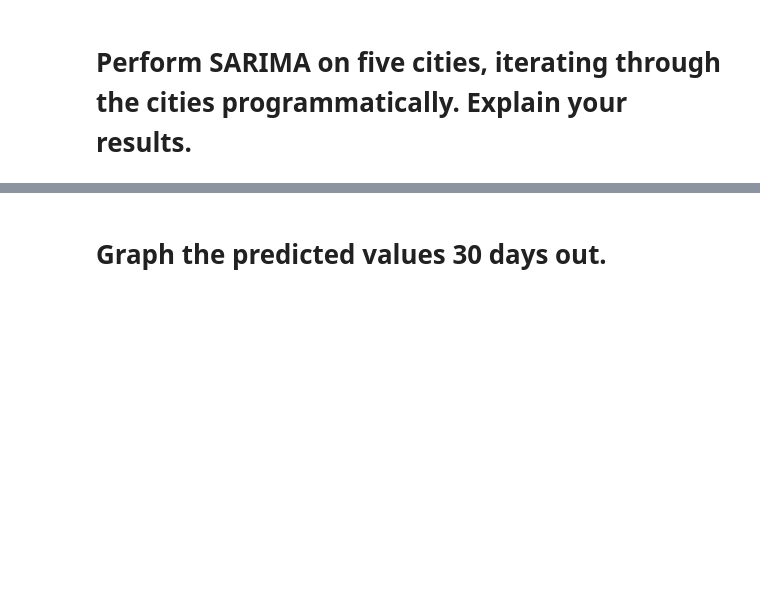
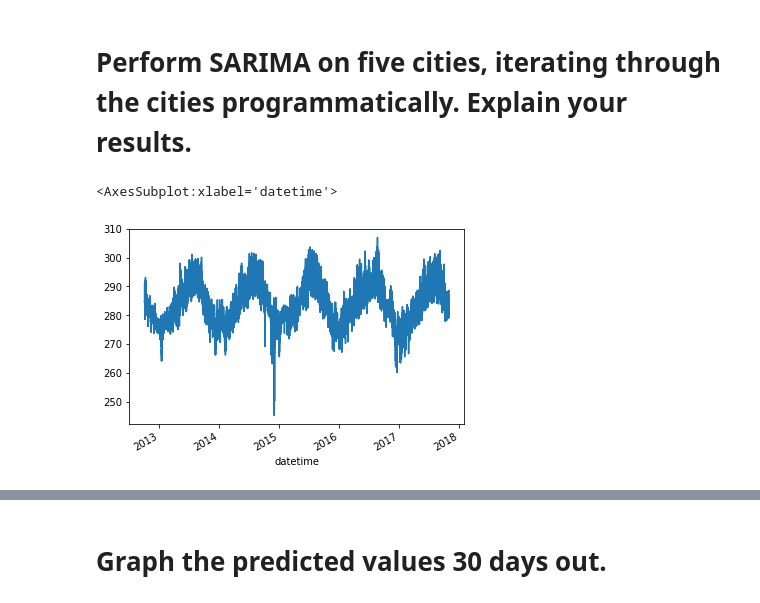
Before and after one commit to nasibaA/11_HW, a Jupyter notebook: 11_HW.ipynb, the cells around one changed output, grey strips where cells are left out. Cells and saved outputs as stored; diff of their text form; code cells hidden in the pictures; blank space fills up the shorter version.

```diff
--- a/11_HW.ipynb
+++ b/11_HW.ipynb
@@ -201,0 +220,8 @@ df['7day_rolling_avg_S'].plot(c="red")
+# %%
+df_new = pd.read_csv("temperature.csv",parse_dates=True, index_col = 'datetime')
+df_new.resample('D').mean()
+df_new = df.dropna()
+df_new['Vancouver'].plot()
+# %% [output]
+<AxesSubplot:xlabel='datetime'>
+[figure, added]
```
Also changed, not shown: parts of 5 cells of this notebook.
